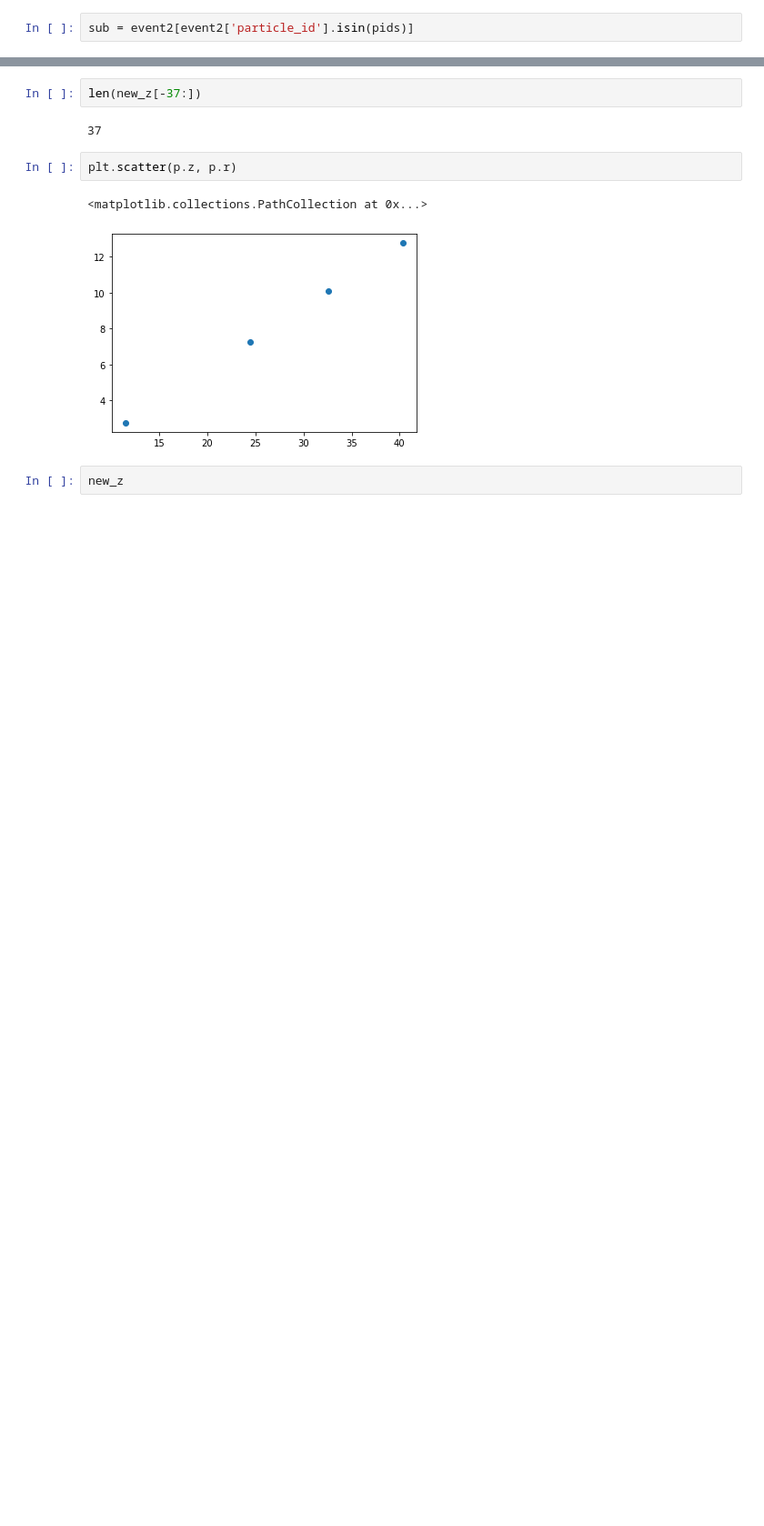
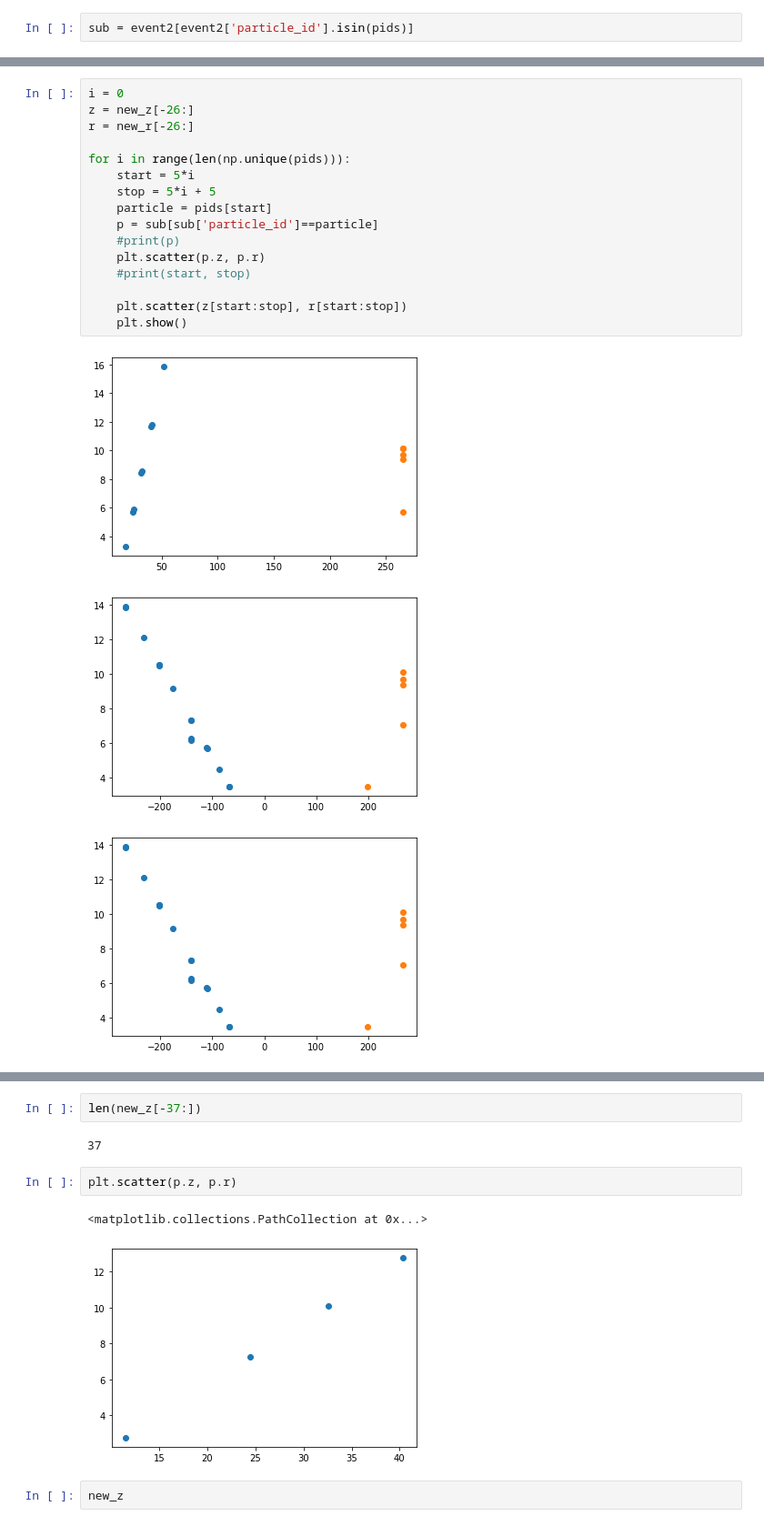
Before and after one commit to livaage/DDPG-for-tracking, a Jupyter notebook: Checks.ipynb, the cells around one changed output, grey strips where cells are left out. Shown at 91% size. Saved outputs shown, nothing was run; the diff lists cells and outputs as text; blank space fills up the shorter version.

```diff
--- a/Checks.ipynb
+++ b/Checks.ipynb
@@ -124,0 +99,20 @@ for i in range(10):
+# %%
+i = 0
+z = new_z[-26:]
+r = new_r[-26:]
+
+for i in range(len(np.unique(pids))):
+    start = 5*i
+    stop = 5*i + 5
+    particle = pids[start]
+    p = sub[sub['particle_id']==particle]
+    #print(p)
+    plt.scatter(p.z, p.r)
+    #print(start, stop)
+
+    plt.scatter(z[start:stop], r[start:stop])
+    plt.show()
+# %% [output]
+[figure, added]
+[figure, added]
+[figure, added]
```
Also changed, not shown: parts of 15 cells of this notebook, 15 other files.
